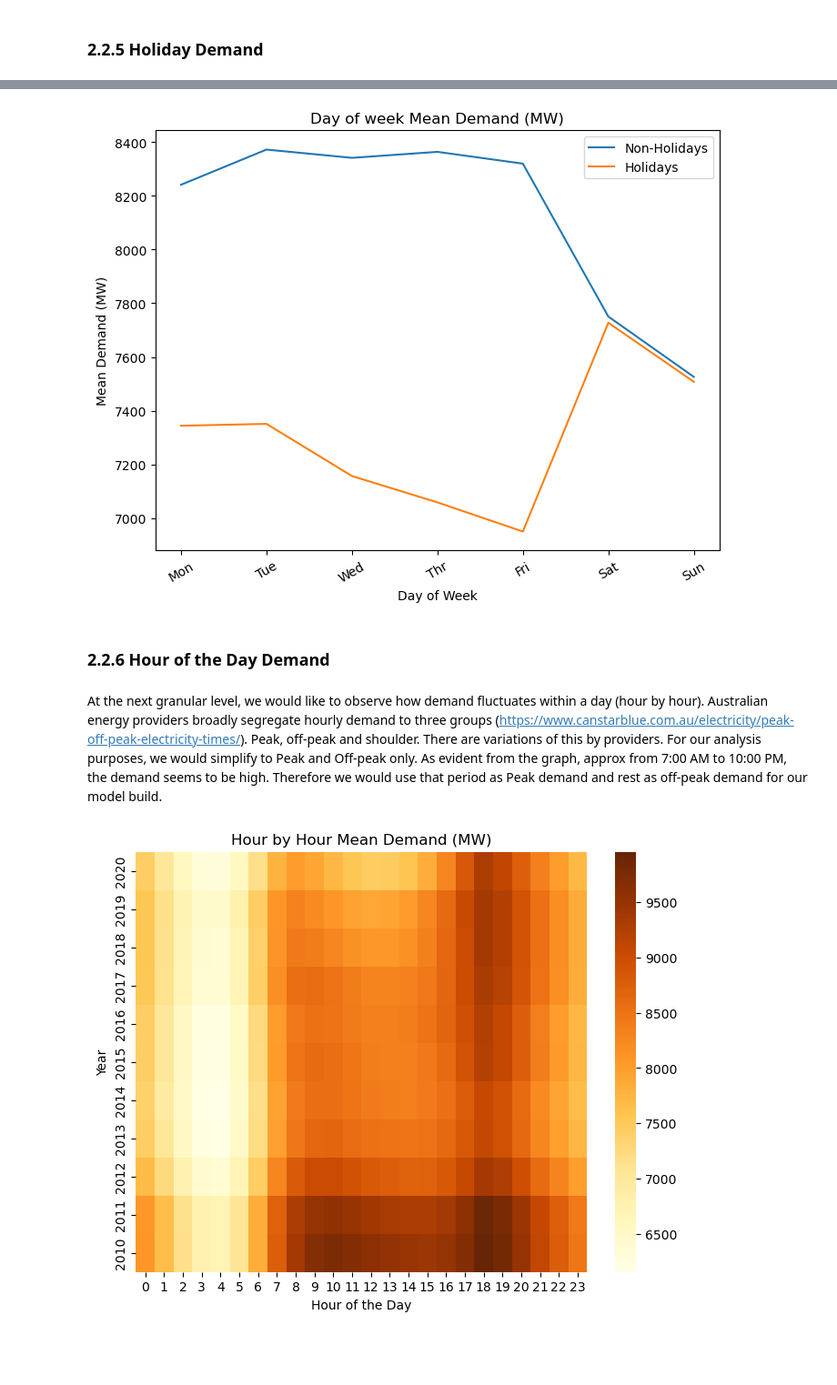
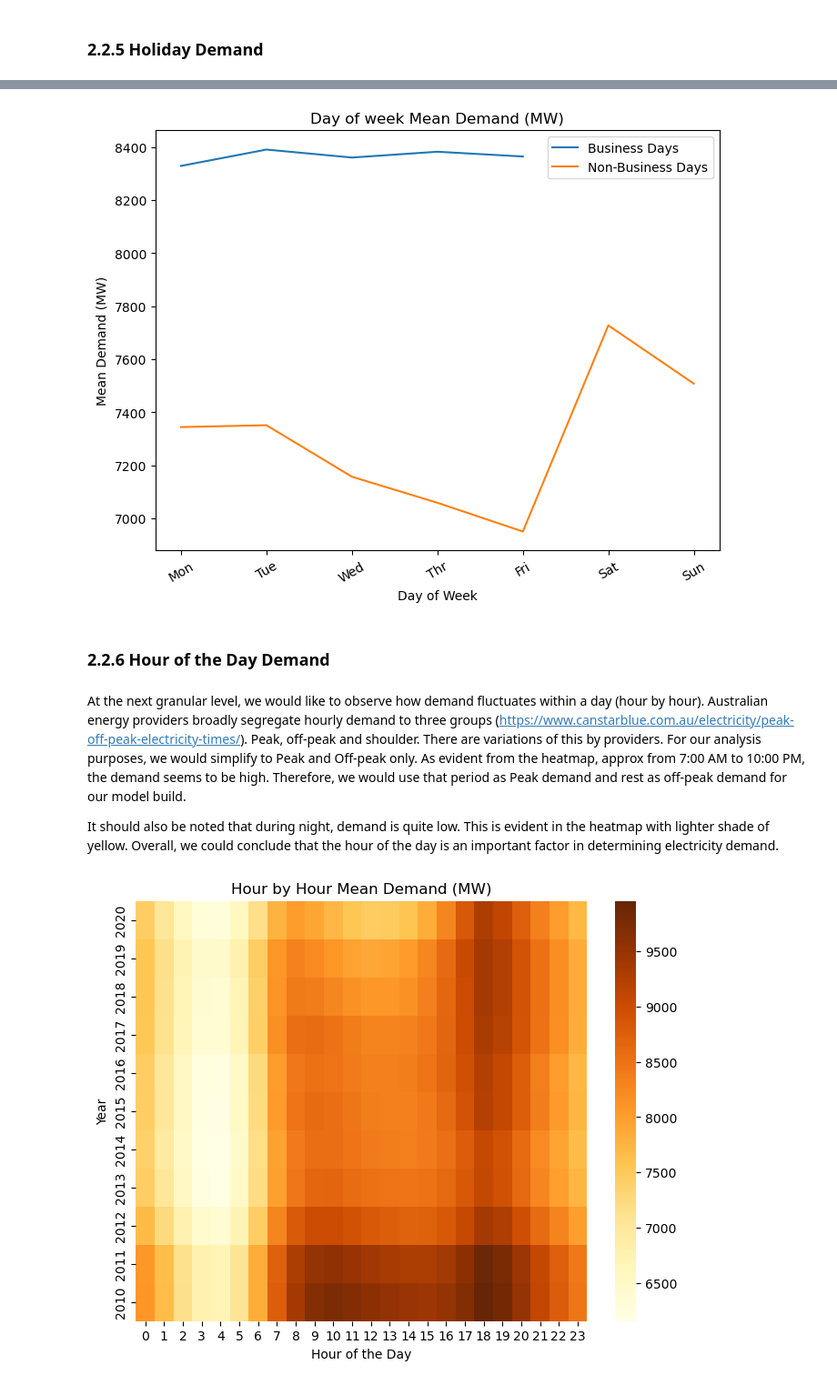
Before and after one commit to rushmila/Group3_ZZSC9020_electricity_demand_forecasting, a Jupyter notebook: src/2_Exploratory_Data_Analysis.ipynb, the cells around one changed output, grey strips where cells are left out. Shown: that part at 91% size. Saved outputs shown, nothing was run; the diff lists cells and outputs as text; code cells hidden in the pictures; blank space fills up the shorter version.

```diff
--- a/src/2_Exploratory_Data_Analysis.ipynb
+++ b/src/2_Exploratory_Data_Analysis.ipynb
@@ -186,27 +185,29 @@ The graph clearly indicate a significant difference in mean demand between holid
 # %%
 fig, ax = plt.subplots(figsize=(8,6))
 
-rslt_df0 = df_final[['DAYOFWEEK','TOTALDEMAND']].loc[(df_final['HOLIDAY'] == 0) | (df_final['DAYOFWEEK'] < 5)]
+rslt_df0 = df_final[['DAYOFWEEK','TOTALDEMAND']].loc[(df_final['HOLIDAY'] == 0) & (df_final['DAYOFWEEK'] < 5)]
 rslt_df1 = df_final[['DAYOFWEEK','TOTALDEMAND']].loc[(df_final['HOLIDAY'] == 1) | (df_final['DAYOFWEEK'] > 4)]
 
 ax.plot(rslt_df0.groupby('DAYOFWEEK').mean())
 ax.plot(rslt_df1.groupby('DAYOFWEEK').mean())
 
 dow = ('Mon','Tue','Wed','Thr','Fri','Sat','Sun')
 plt.xticks(rotation=30)
 ax.set_xlabel("Day of Week")
 ax.set_ylabel("Mean Demand (MW)")
 
 ax.set_xticks(np.arange(0, 7, 1), dow)
 ax.set_title('Day of week Mean Demand (MW)')
-plt.legend(["Non-Holidays", "Holidays"])
+plt.legend(["Business Days", "Non-Business Days"])
 plt.show()
 # %% [output]
-[figure, old version]
+[figure, new version]
 # %% [markdown]
 ### 2.2.6 Hour of the Day Demand
 # %% [markdown]
-At the next granular level, we would like to observe how demand fluctuates within a day (hour by hour). Australian energy providers broadly segregate hourly demand to three groups (https://www.canstarblue.com.au/electricity/peak-off-peak-electricity-times/). Peak, off-peak and shoulder. There are variations of this by providers. For our analysis purposes, we would simplify to Peak and Off-peak only. As evident from the graph, approx from 7:00 AM to 10:00 PM, the demand seems to be high. Therefore we would use that period as Peak demand and rest as off-peak demand for our model build.
+At the next granular level, we would like to observe how demand fluctuates within a day (hour by hour). Australian energy providers broadly segregate hourly demand to three groups (https://www.canstarblue.com.au/electricity/peak-off-peak-electricity-times/). Peak, off-peak and shoulder. There are variations of this by providers. For our analysis purposes, we would simplify to Peak and Off-peak only. As evident from the heatmap, approx from 7:00 AM to 10:00 PM, the demand seems to be high. Therefore, we would use that period as Peak demand and rest as off-peak demand for our model build.
+
+It should also be noted that during night, demand is quite low. This is evident in the heatmap with lighter shade of yellow. Overall, we could conclude that the hour of the day is an important factor in determining electricity demand.
 # %%
 #create a dataframe for day of week demand
 df_hd = df_final.copy()
```
Also changed, not shown: parts of 5 cells of this notebook, 2 other files.
